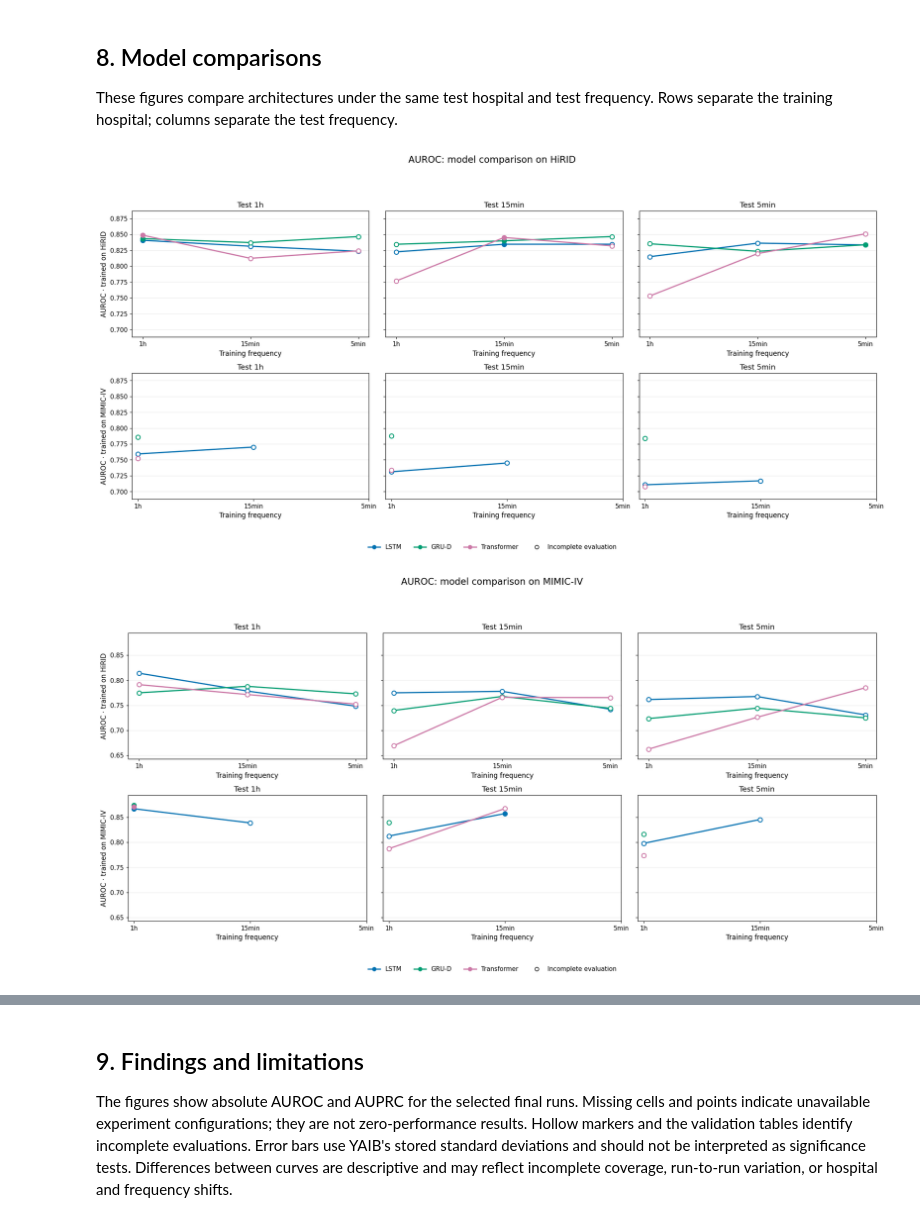
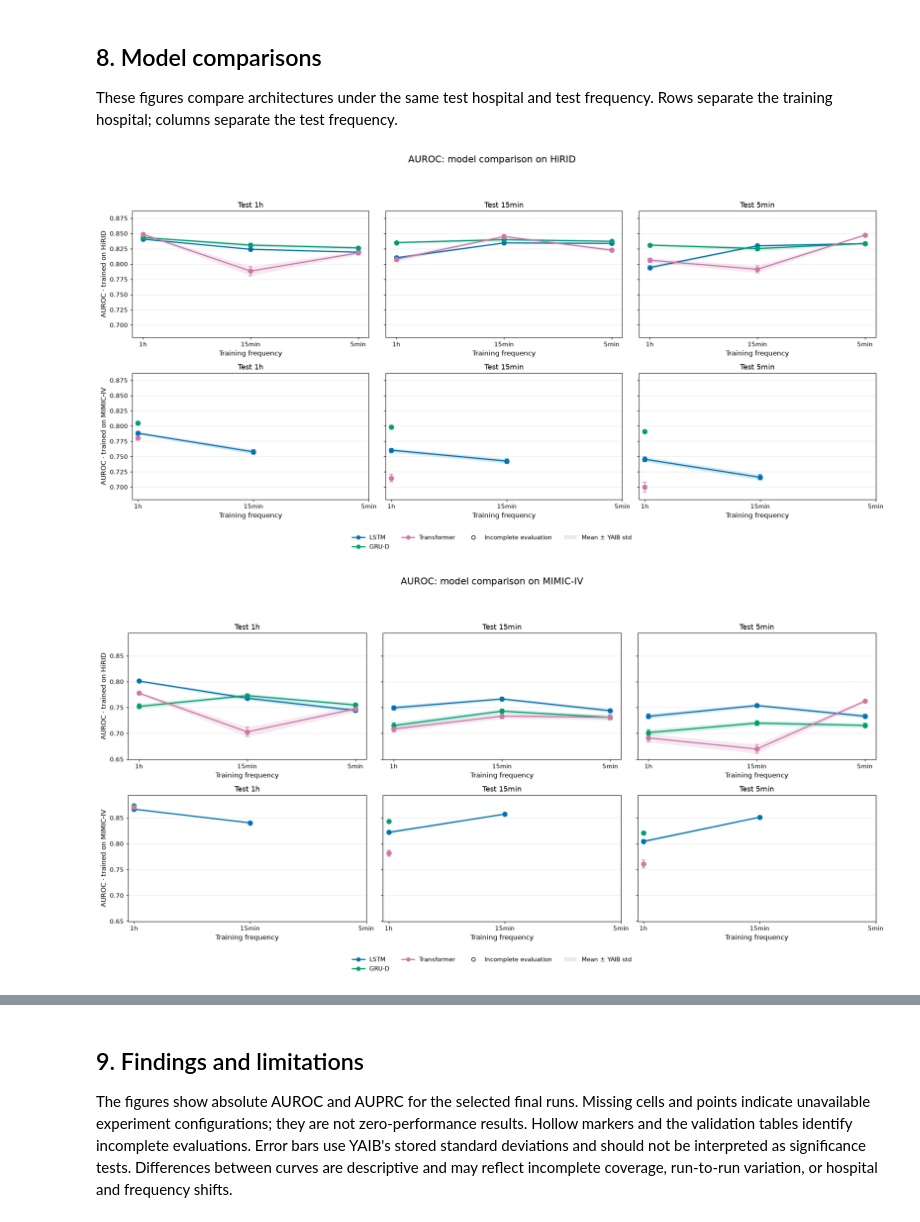
Before and after one commit to Ilovecodingforever/YAIB, a Jupyter notebook: notebooks/visualize_frequency_transfer.ipynb, the cells around one changed output, grey strips where cells are left out. Cells and saved outputs as stored; diff of their text form; code cells hidden in the pictures.

```diff
--- a/notebooks/visualize_frequency_transfer.ipynb
+++ b/notebooks/visualize_frequency_transfer.ipynb
@@ -25,9 +25,9 @@ import numpy as np
 import pandas as pd
 from IPython.display import display
 from matplotlib.lines import Line2D
-from matplotlib.patches import Rectangle
+from matplotlib.patches import Patch, Rectangle
 
-LOG_ROOT = Path('/heinz-georgenas/users/mingzhul/Simultaneous-EHR/yaib/logs')
+LOG_ROOT = Path('/heinz-georgenas/users/mingzhul/Simultaneous-EHR/yaib/logs_paired_5x5')
 FIGURE_DIR = Path('/home/mingzhul/projects/Simultaneous-EHR/repos/YAIB/notebooks/figures')
 TASK = 'Mortality24'
 MODELS = ['LSTM', 'GRUD', 'Transformer']
@@ -85,11 +85,13 @@ def parse_metric_path(metric_path):
     if timestamp_index is None or timestamp_index < 3:
         return None
     prefix = rel.parts[3:timestamp_index]
-    if len(prefix) > 1 or (prefix and not prefix[0].startswith('_from_')):
+    source_parts = [part for part in prefix if part.startswith('_from_')]
+    unknown_parts = [part for part in prefix if part != 'paired_5x5' and not part.startswith('_from_')]
+    if len(source_parts) > 1 or unknown_parts:
         return None
     outer_info = dataset_info(outer)
-    evaluation_only = bool(prefix)
-    train_dataset = prefix[0][len('_from_'):] if evaluation_only else outer
+    evaluation_only = bool(source_parts)
+    train_dataset = source_parts[0][len('_from_'):] if evaluation_only else outer
     if train_dataset not in DATASETS:
         raise ValueError(f'Unexpected source dataset in {metric_path}: {train_dataset}')
     run_timestamp = rel.parts[timestamp_index]
@@ -428,7 +425,7 @@ def metric_limits(model_key, metric_key):
     column = METRICS[metric_key][1] + ' mean'
     values = results_df.loc[results_df['_model_key'] == model_key, column].dropna().to_numpy(dtype=float)
     if not len(values):
-        raise ValueError(f'No values available for {model_key} {metric_key}')
+        return 0.0, 1.0
     spread = max(float(values.max() - values.min()), 0.08)
     padding = max(0.02, spread * 0.10)
     low = max(0.0, float(values.min()) - padding)
@@ -464,7 +461,14 @@ def plot_fixed_test(model_key, metric_key):
                 color = HOSPITAL_COLORS[train_hospital]
                 xs = [x_positions[FREQUENCIES.index(freq)] for freq in subset.index]
                 ys = subset[mean_col].to_numpy(float)
+                stds = subset[std_col].to_numpy(float)
                 ax.plot(xs, ys, color=color, linewidth=2, zorder=2)
+                valid_std = np.isfinite(stds)
+                if valid_std.any():
+                    band_x = np.asarray(xs)[valid_std]
+                    band_y = ys[valid_std]
+                    band_std = stds[valid_std]
+                    ax.fill_between(band_x, band_y - band_std, band_y + band_std, color=color, alpha=0.16, linewidth=0, zorder=1)
                 for x, (_, point) in zip(xs, subset.iterrows()):
                     marker = 'o' if point['Complete/incomplete'] == 'Complete' else 'o'
                     face = color if point['Complete/incomplete'] == 'Complete' else 'white'
@@ -482,6 +486,7 @@ def plot_fixed_test(model_key, metric_key):
         ax.set_ylim(low, high)
     handles = [Line2D([0], [0], color=HOSPITAL_COLORS[h], marker='o', linewidth=2, label=f'Trained on {h}') for h in HOSPITALS]
     handles.append(Line2D([0], [0], color='black', marker='o', markerfacecolor='white', label='Incomplete evaluation', linestyle='None'))
+    handles.append(Patch(facecolor='gray', edgecolor='none', alpha=0.16, label='Mean ± YAIB std'))
     fig.legend(handles=handles, loc='lower center', ncol=3, frameon=False, bbox_to_anchor=(0.5, 0.015))
     fig.suptitle(f'{MODEL_LABELS[model_key]} — {metric_label}: fixed test datasets', y=1.02, fontsize=15)
     fig.tight_layout(rect=(0, 0.09, 1, 0.96))
@@ -507,7 +512,7 @@ def heatmap_limits(model_key, metric_key):
     column = METRICS[metric_key][1] + ' mean'
     values = results_df.loc[results_df['_model_key'] == model_key, column].dropna().to_numpy(dtype=float)
     if not len(values):
-        raise ValueError(f'No values available for {model_key} {metric_key}')
+        return 0.0, 1.0
     span = max(float(values.max() - values.min()), 0.08)
     padding = max(0.01, span * 0.05)
     return max(0.0, float(values.min()) - padding), min(1.0, float(values.max()) + padding)
@@ -582,36 +587,45 @@ def plot_model_comparison(metric_key, test_hospital):
                     continue
                 color = MODEL_COLORS[model_key]
                 xs = [x_positions[FREQUENCIES.index(freq)] for freq in subset.index]
-                ax.plot(xs, subset[mean_col].to_numpy(float), color=color, linewidth=2, zorder=2)
+                ys = subset[mean_col].to_numpy(float)
+                stds = subset[std_col].to_numpy(float)
+                ax.plot(xs, ys, color=color, linewidth=2, zorder=2)
+                valid_std = np.isfinite(stds)
+                if valid_std.any():
+                    band_x = np.asarray(xs)[valid_std]
+                    band_y = ys[valid_std]
+                    band_std = stds[valid_std]
+                    ax.fill_between(band_x, band_y - band_std, band_y + band_std, color=color, alpha=0.16, linewidth=0, zorder=1)
                 for x, (_, point) in zip(xs, subset.iterrows()):
                     face = color if point['Complete/incomplete'] == 'Complete' else 'white'
                     ax.plot(x, point[mean_col], marker='o', color=color, markerfacecolor=face, markeredgewidth=1.5, markersize=7, zorder=3)
                     if np.isfinite(point[std_col]):
                         ax.errorbar(x, point[mean_col], yerr=point[std_col], fmt='none', ecolor=color, capsize=3, linewidth=1.2, zorder=1)
             ax.set_title(f'Test {test_frequency}')
             ax.set_xticks(x_positions, FREQUENCIES)
             ax.set_xlabel('Training frequency')
             ax.grid(axis='y', alpha=0.25)
             if col_index == 0:
                 ax.set_ylabel(f'{metric_label} · trained on {train_hospital}')
     low, high = metric_limits('LSTM', metric_key)
     all_values = results_df[results_df['Test hospital'] == test_hospital][mean_col].dropna()
     if len(all_values):
         low = max(0.0, min(low, float(all_values.min()) - 0.02))
         high = min(1.0, max(high, float(all_values.max()) + 0.02))
     for ax in axes.ravel():
         ax.set_ylim(low, high)
     handles = [Line2D([0], [0], color=MODEL_COLORS[m], marker='o', linewidth=2, label=MODEL_LABELS[m]) for m in MODELS]
     handles.append(Line2D([0], [0], color='black', marker='o', markerfacecolor='white', label='Incomplete evaluation', linestyle='None'))
+    handles.append(Patch(facecolor='gray', edgecolor='none', alpha=0.16, label='Mean ± YAIB std'))
     fig.legend(handles=handles, loc='lower center', ncol=4, frameon=False, bbox_to_anchor=(0.5, 0.015))
     fig.suptitle(f'{metric_label}: model comparison on {test_hospital}', y=1.02, fontsize=15)
     fig.tight_layout(rect=(0, 0.09, 1, 0.96))
     save_figure(fig, f'model_comparison_{metric_key.lower()}_{test_hospital.lower().replace("-", "_")}.png')
     plt.show()
 
 for metric_key in METRICS:
     for test_hospital in HOSPITALS:
         plot_model_comparison(metric_key, test_hospital)
 # %% [output]
-[figure, old version]
+[figure, new version]
-[figure, old version]
+[figure, new version]
```
Also changed, not shown: parts of 8 cells of this notebook, 16 other files.
